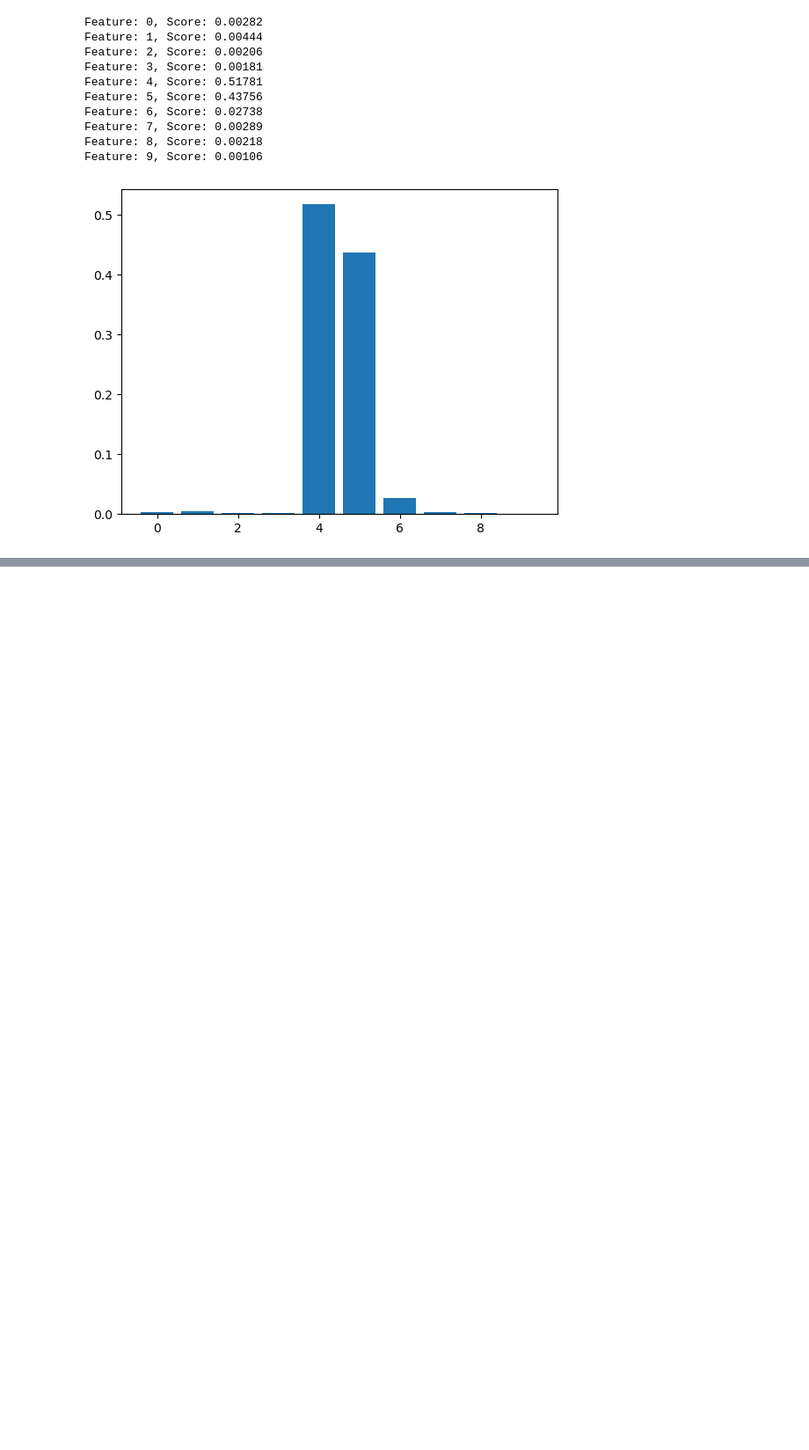
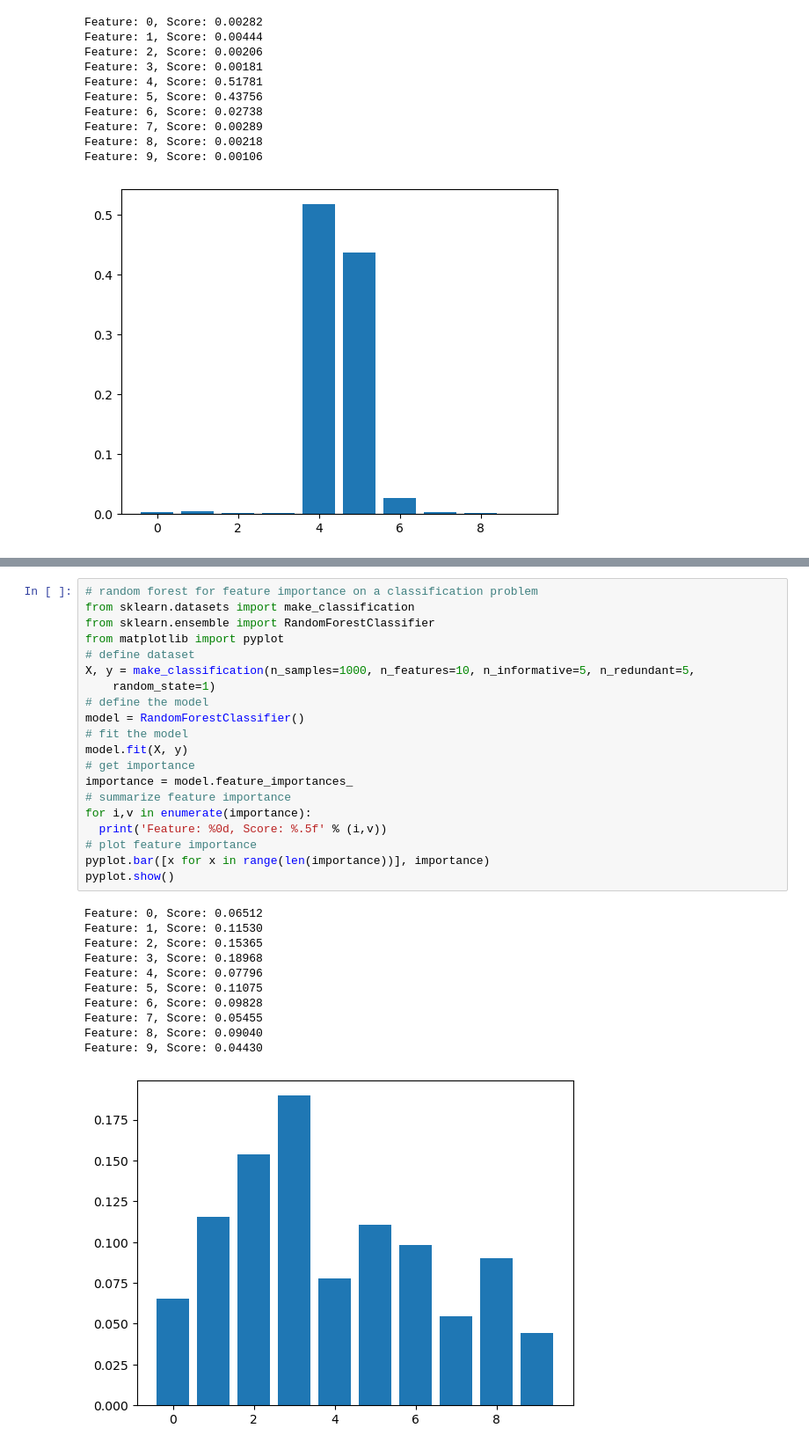
Before and after one commit to MaukanMir/Data-Preperation-For-ML, a Jupyter notebook: feature_selection.ipynb, the cells around one changed output, grey strips where cells are left out. Shown at 88% size. Saved outputs shown, nothing was run; the diff lists cells and outputs as text; blank space fills up the shorter version.

```diff
--- a/feature_selection.ipynb
+++ b/feature_selection.ipynb
@@ -1457,0 +1491,32 @@ Feature: 9, Score: 0.00106
+# %%
+# random forest for feature importance on a classification problem
+from sklearn.datasets import make_classification
+from sklearn.ensemble import RandomForestClassifier
+from matplotlib import pyplot
+# define dataset
+X, y = make_classification(n_samples=1000, n_features=10, n_informative=5, n_redundant=5,
+    random_state=1)
+# define the model
+model = RandomForestClassifier()
+# fit the model
+model.fit(X, y)
+# get importance
+importance = model.feature_importances_
+# summarize feature importance
+for i,v in enumerate(importance):
+  print('Feature: %0d, Score: %.5f' % (i,v))
+# plot feature importance
+pyplot.bar([x for x in range(len(importance))], importance)
+pyplot.show()
+# %% [output]
+Feature: 0, Score: 0.06512
+Feature: 1, Score: 0.11530
+Feature: 2, Score: 0.15365
+Feature: 3, Score: 0.18968
+Feature: 4, Score: 0.07796
+Feature: 5, Score: 0.11075
+Feature: 6, Score: 0.09828
+Feature: 7, Score: 0.05455
+Feature: 8, Score: 0.09040
+Feature: 9, Score: 0.04430
+[figure, added]
```
Also changed, not shown: parts of 2 cells of this notebook.
